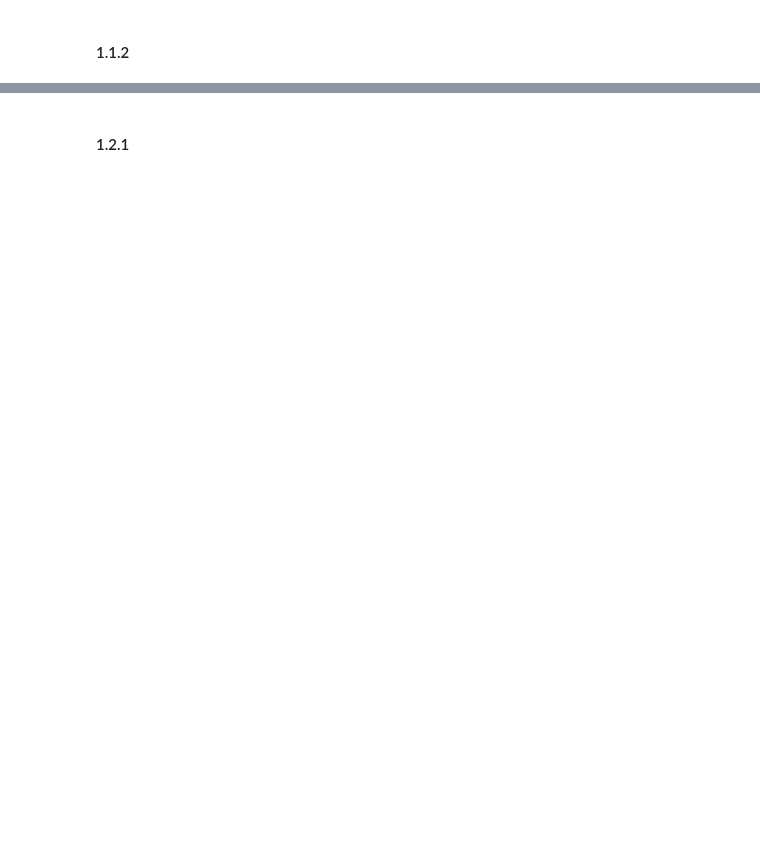
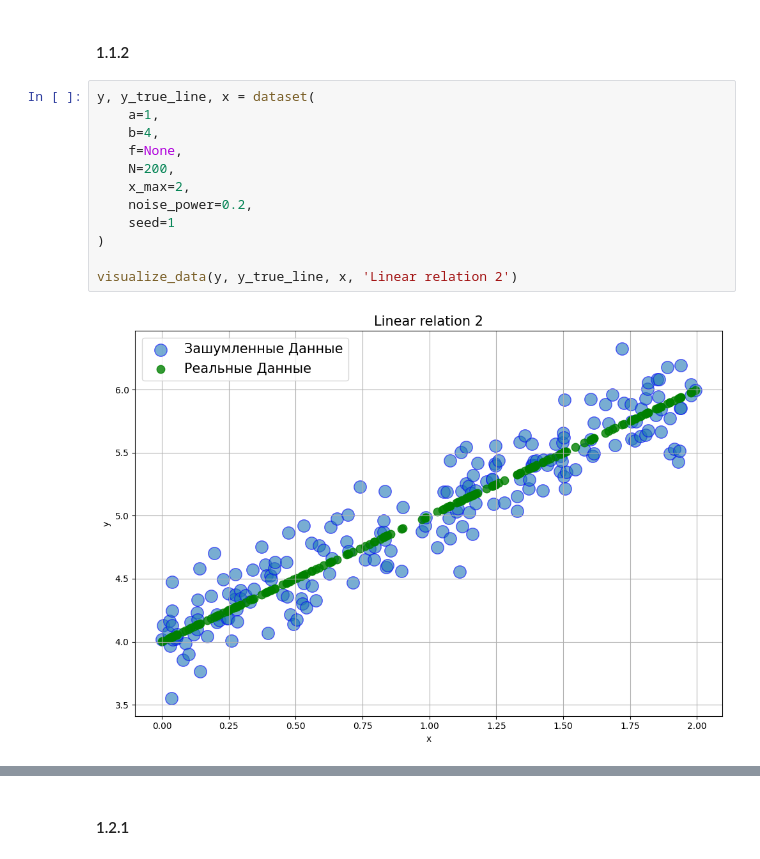
Before and after one commit to modernpacifist/engineering-of-machine-learning-urfu, a Jupyter notebook: math-basics-of-machine-learning/Notebooks/HW2_MBML.ipynb, the cells around one changed output, grey strips where cells are left out. Saved outputs shown, nothing was run; the diff lists cells and outputs as text; blank space fills up the shorter version.

```diff
--- a/math-basics-of-machine-learning/Notebooks/HW2_MBML.ipynb
+++ b/math-basics-of-machine-learning/Notebooks/HW2_MBML.ipynb
@@ -71,5 +71,19 @@ visualize_data(y, y_true_line, x, 'Линейная зависимость')
 # %% [markdown]
 #### 1.1.2
+# %%
+y, y_true_line, x = dataset(
+    a=1,
+    b=4,
+    f=None,
+    N=200,
+    x_max=2,
+    noise_power=0.2,
+    seed=1
+)
+
+visualize_data(y, y_true_line, x, 'Linear relation 2')
+# %% [output]
+[figure, added]
 # %%
 y, y_true_line, x = dataset(
     a=2,
```
Also changed, not shown: parts of 15 cells of this notebook.
